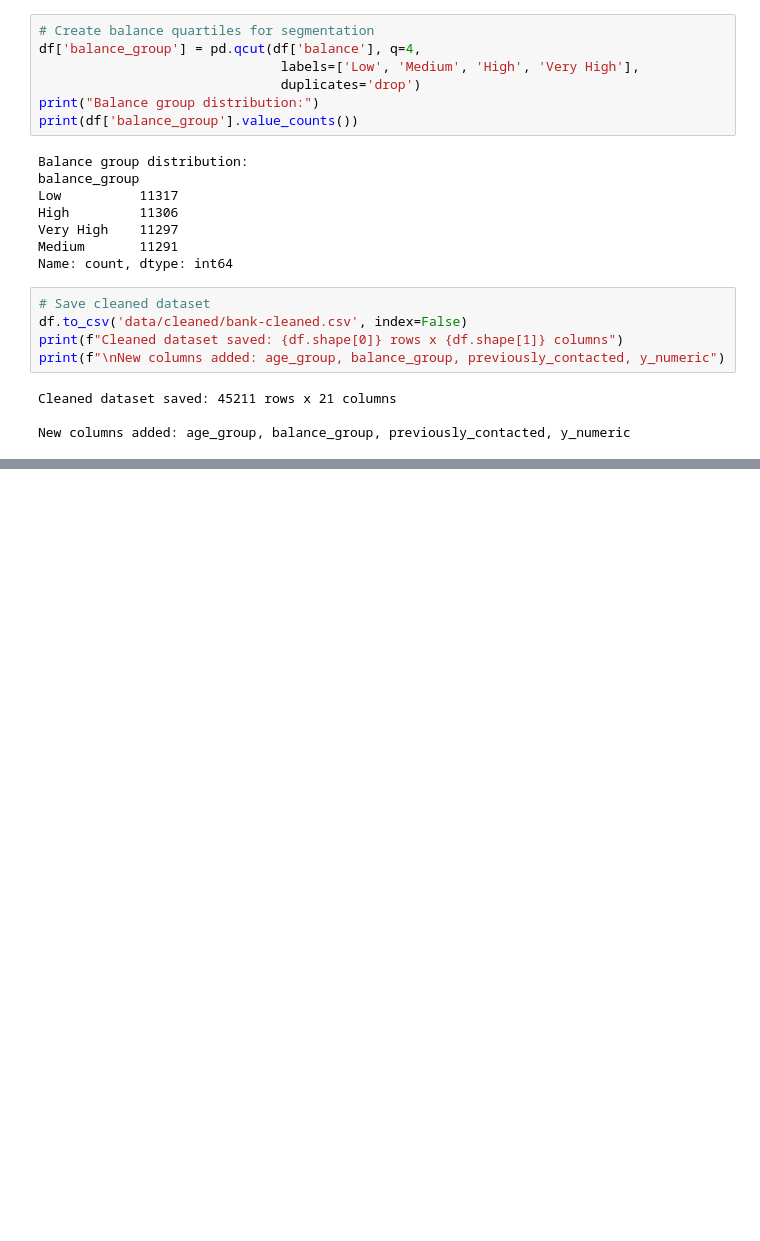
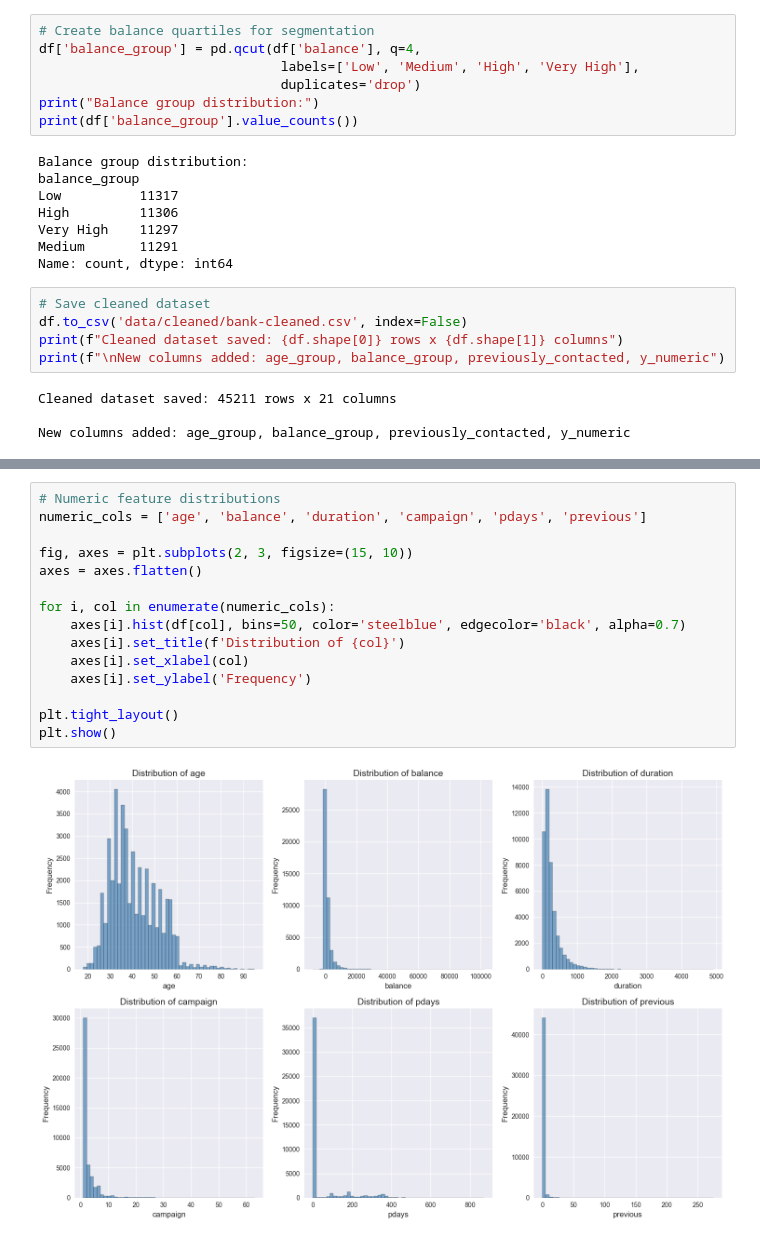
Before and after one commit to agrani1411/marketanalysis, a Jupyter notebook: Marketing_ROI_Analysis.ipynb, the cells around one changed output, grey strips where cells are left out. Cells and saved outputs as stored; diff of their text form; blank space fills up the shorter version.

```diff
--- a/Marketing_ROI_Analysis.ipynb
+++ b/Marketing_ROI_Analysis.ipynb
@@ -248,0 +279,17 @@ New columns added: age_group, balance_group, previously_contacted, y_numeric
+# %%
+# Numeric feature distributions
+numeric_cols = ['age', 'balance', 'duration', 'campaign', 'pdays', 'previous']
+
+fig, axes = plt.subplots(2, 3, figsize=(15, 10))
+axes = axes.flatten()
+
+for i, col in enumerate(numeric_cols):
+    axes[i].hist(df[col], bins=50, color='steelblue', edgecolor='black', alpha=0.7)
+    axes[i].set_title(f'Distribution of {col}')
+    axes[i].set_xlabel(col)
+    axes[i].set_ylabel('Frequency')
+
+plt.tight_layout()
+plt.show()
+# %% [output]
+[figure, added]
```
Also changed, not shown: parts of 6 cells of this notebook, 3 other files.
